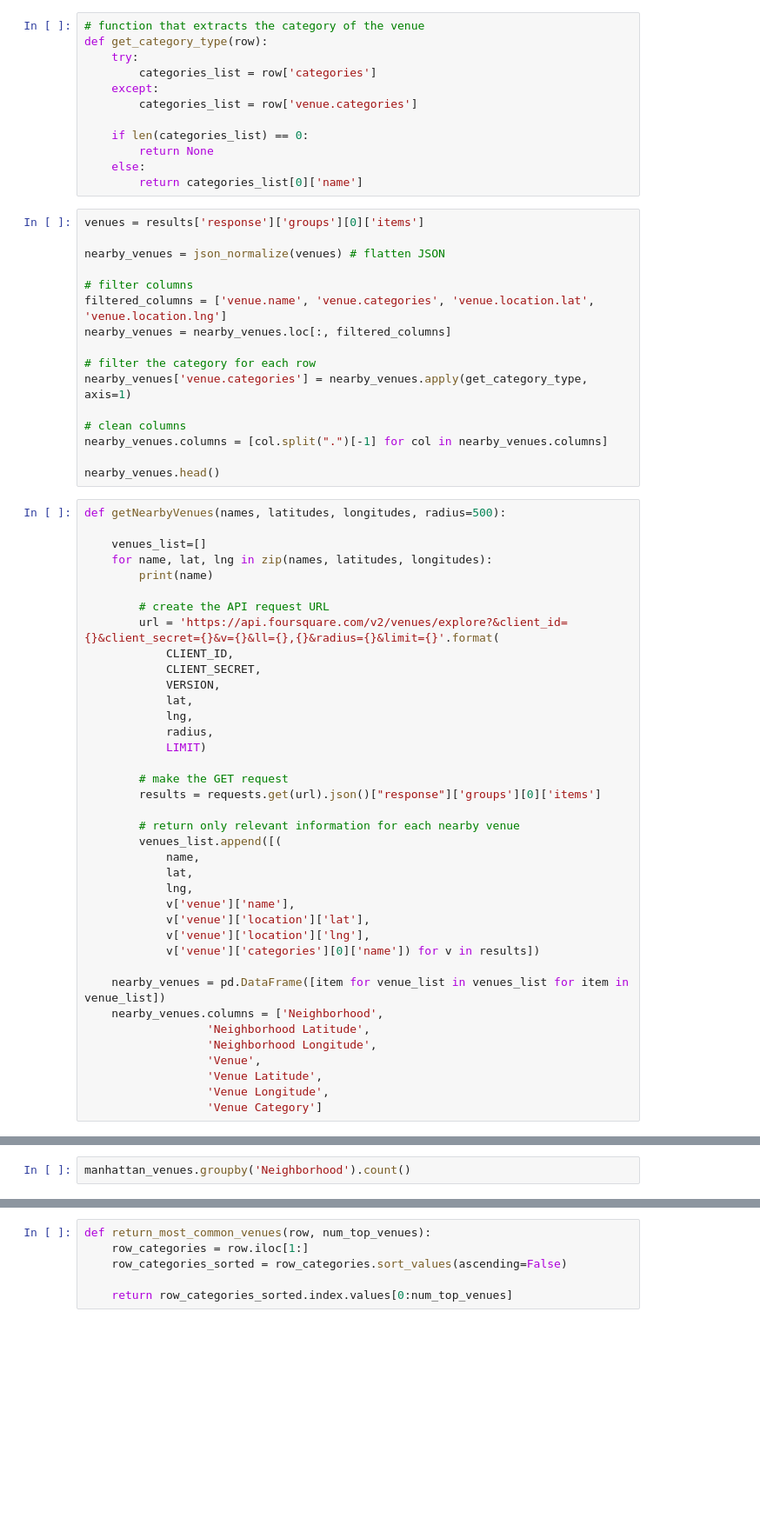
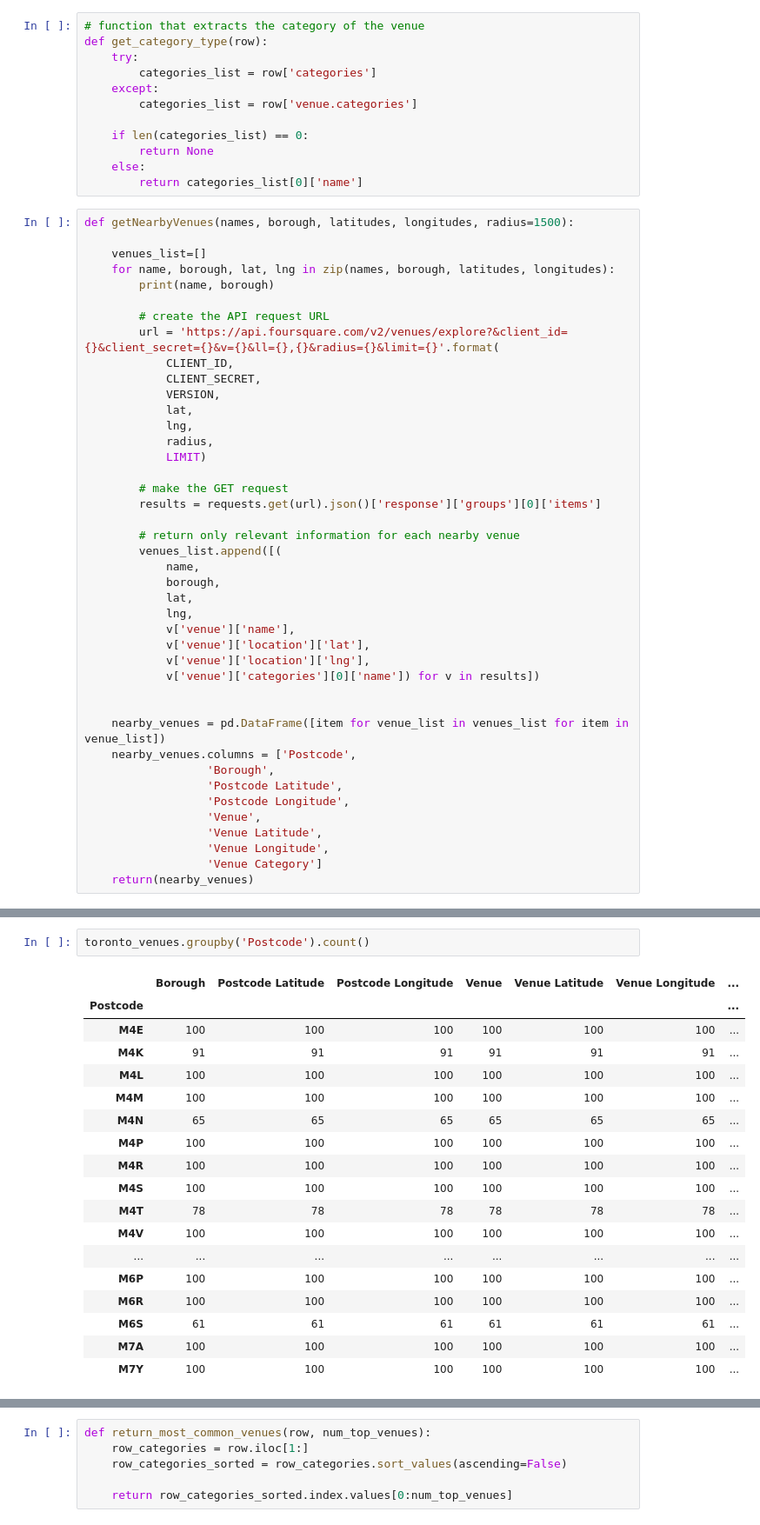
Before and after one commit to SvenVieh/Coursera---Capstone, a Jupyter notebook: Capstone-Week3.ipynb, the cells around one changed output, grey strips where cells are left out. Shown at 87% size. Drawn from its saved outputs; the diff is of its cells as text; blank space fills up the shorter version.

```diff
--- a/Capstone-Week3.ipynb
+++ b/Capstone-Week3.ipynb
@@ -288,28 +322,12 @@ def get_category_type(row):
         return None
     else:
         return categories_list[0]['name']
-# %%
-venues = results['response']['groups'][0]['items']
-
-nearby_venues = json_normalize(venues) # flatten JSON
-
-# filter columns
-filtered_columns = ['venue.name', 'venue.categories', 'venue.location.lat', 'venue.location.lng']
-nearby_venues = nearby_venues.loc[:, filtered_columns]
-
-# filter the category for each row
-nearby_venues['venue.categories'] = nearby_venues.apply(get_category_type, axis=1)
-
-# clean columns
-nearby_venues.columns = [col.split(".")[-1] for col in nearby_venues.columns]
-
-nearby_venues.head()
 # %%
-def getNearbyVenues(names, latitudes, longitudes, radius=500):
+def getNearbyVenues(names, borough, latitudes, longitudes, radius=1500):
 
     venues_list=[]
-    for name, lat, lng in zip(names, latitudes, longitudes):
-        print(name)
+    for name, borough, lat, lng in zip(names, borough, latitudes, longitudes):
+        print(name, borough)
 
         # create the API request URL
         url = 'https://api.foursquare.com/v2/venues/explore?&client_id={}&client_secret={}&v={}&ll={},{}&radius={}&limit={}'.format(
@@ -322,11 +340,12 @@ def getNearbyVenues(names, latitudes, longitudes, radius=500):
             LIMIT)
 
         # make the GET request
-        results = requests.get(url).json()["response"]['groups'][0]['items']
+        results = requests.get(url).json()['response']['groups'][0]['items']
 
         # return only relevant information for each nearby venue
         venues_list.append([(
             name,
+            borough,
             lat,
             lng,
             v['venue']['name'],
@@ -334,11 +353,14 @@ def getNearbyVenues(names, latitudes, longitudes, radius=500):
             v['venue']['location']['lng'],
             v['venue']['categories'][0]['name']) for v in results])
 
+
     nearby_venues = pd.DataFrame([item for venue_list in venues_list for item in venue_list])
-    nearby_venues.columns = ['Neighborhood',
-                  'Neighborhood Latitude',
-                  'Neighborhood Longitude',
+    nearby_venues.columns = ['Postcode',
+                  'Borough',
+                  'Postcode Latitude',
+                  'Postcode Longitude',
                   'Venue',
                   'Venue Latitude',
                   'Venue Longitude',
                   'Venue Category']
+    return(nearby_venues)
@@ -353,2 +404,21 @@ manhattan_venues.head()
 # %%
-manhattan_venues.groupby('Neighborhood').count()
+toronto_venues.groupby('Postcode').count()
+# %% [output]
+|  | Borough | Postcode Latitude | Postcode Longitude | Venue | Venue Latitude | Venue Longitude | ... |
+| Postcode |  |  |  |  |  |  | ... |
+| M4E | 100 | 100 | 100 | 100 | 100 | 100 | ... |
+| M4K | 91 | 91 | 91 | 91 | 91 | 91 | ... |
+| M4L | 100 | 100 | 100 | 100 | 100 | 100 | ... |
+| M4M | 100 | 100 | 100 | 100 | 100 | 100 | ... |
+| M4N | 65 | 65 | 65 | 65 | 65 | 65 | ... |
+| M4P | 100 | 100 | 100 | 100 | 100 | 100 | ... |
+| M4R | 100 | 100 | 100 | 100 | 100 | 100 | ... |
+| M4S | 100 | 100 | 100 | 100 | 100 | 100 | ... |
+| M4T | 78 | 78 | 78 | 78 | 78 | 78 | ... |
+| M4V | 100 | 100 | 100 | 100 | 100 | 100 | ... |
+| ... | ... | ... | ... | ... | ... | ... | ... |
+| M6P | 100 | 100 | 100 | 100 | 100 | 100 | ... |
+| M6R | 100 | 100 | 100 | 100 | 100 | 100 | ... |
+| M6S | 61 | 61 | 61 | 61 | 61 | 61 | ... |
+| M7A | 100 | 100 | 100 | 100 | 100 | 100 | ... |
+| M7Y | 100 | 100 | 100 | 100 | 100 | 100 | ... |
```
Also changed, not shown: parts of 35 cells of this notebook.
